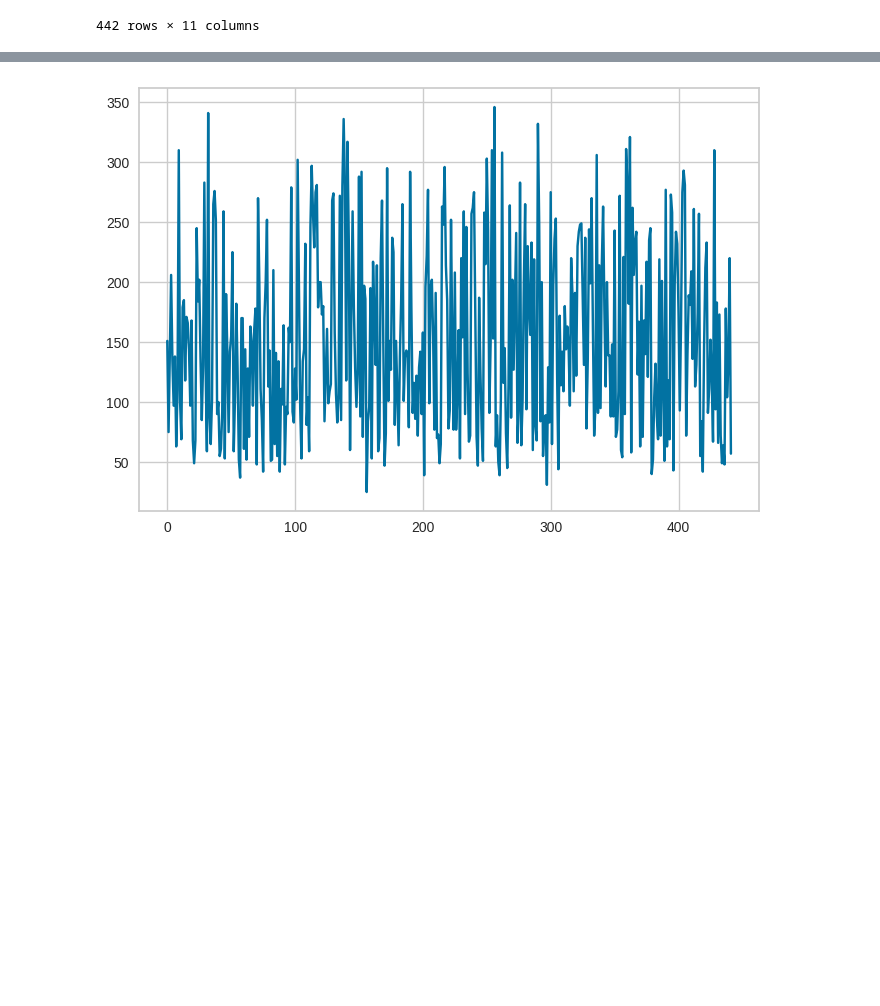
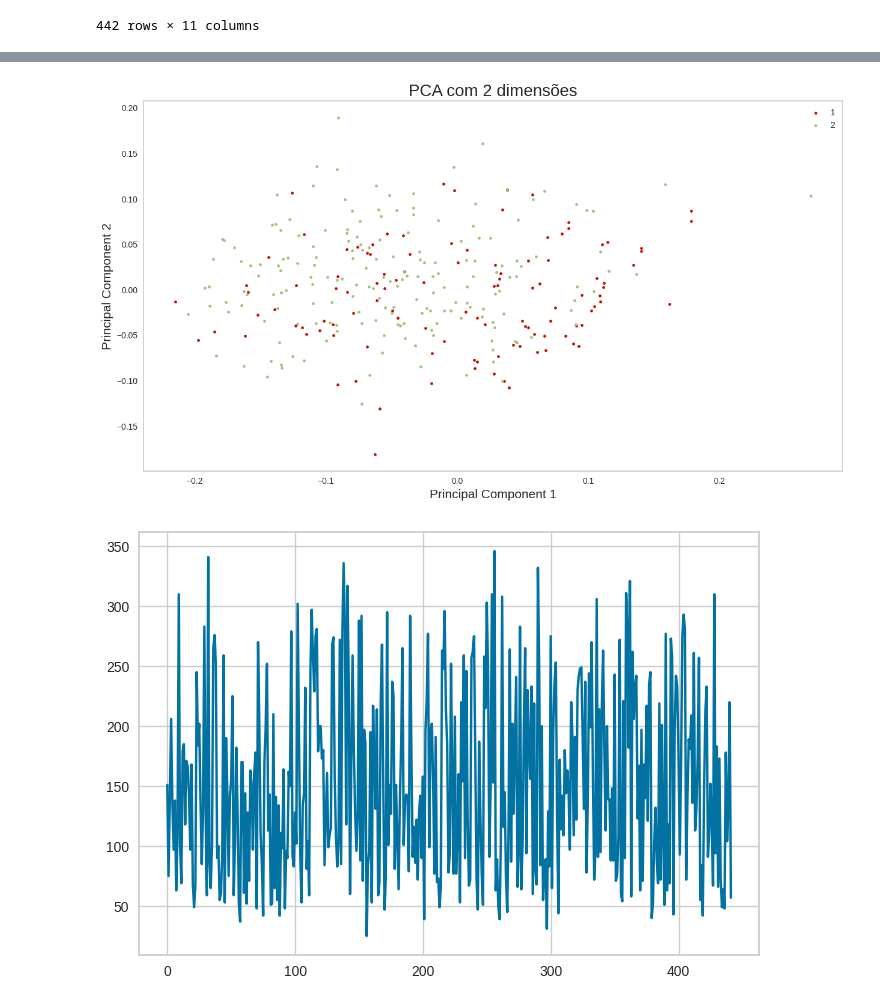
Before and after one commit to cantaruttim/Diabetes, a Jupyter notebook: Diabetes.ipynb, the cells around one changed output, grey strips where cells are left out. Saved outputs shown, nothing was run; the diff lists cells and outputs as text; code cells hidden in the pictures; blank space fills up the shorter version.

```diff
--- a/Diabetes.ipynb
+++ b/Diabetes.ipynb
@@ -42,3 +129,21 @@ dataset.describe()
+# %%
+fig = plt.figure(figsize = (15,8))
+ax = fig.add_subplot(1,1,1)
+ax.set_xlabel('Principal Component 1', fontsize = 15)
+ax.set_ylabel('Principal Component 2', fontsize = 15)
+ax.set_title('PCA com 2 dimensões', fontsize = 20)
+targets = [1,2]
+colors = ['r', 'g']
+for target, color in zip(targets,colors):
+  indicesToKeep = finalDf['cluster'] == target
+  ax.scatter(finalDf.loc[indicesToKeep, 'principal component 1']
+  , finalDf.loc[indicesToKeep, 'principal component 2']
+  , c = color
+  , s = 10)
+ax.legend(targets)
+ax.grid()
+# %% [output]
+[figure, added]
 # %%
 dataset['y'].plot();
 # %% [output]
```
Also changed, not shown: parts of 6 cells of this notebook.
